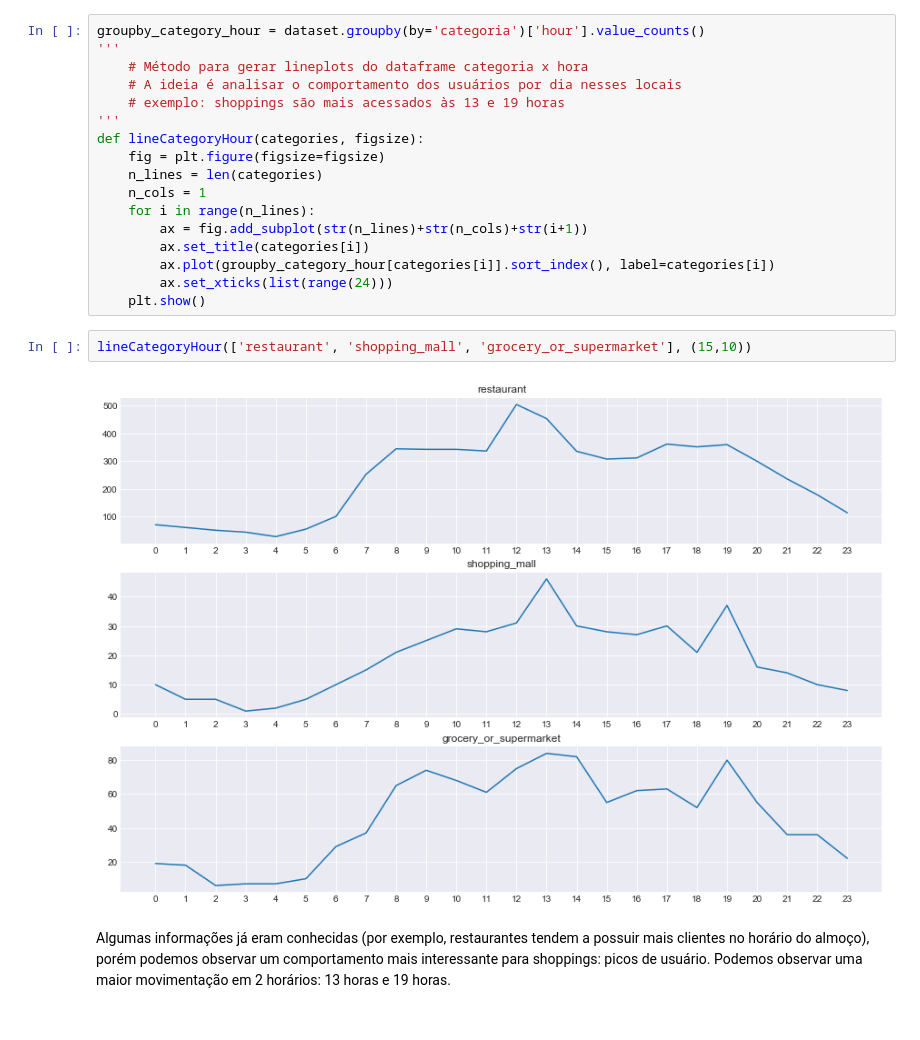
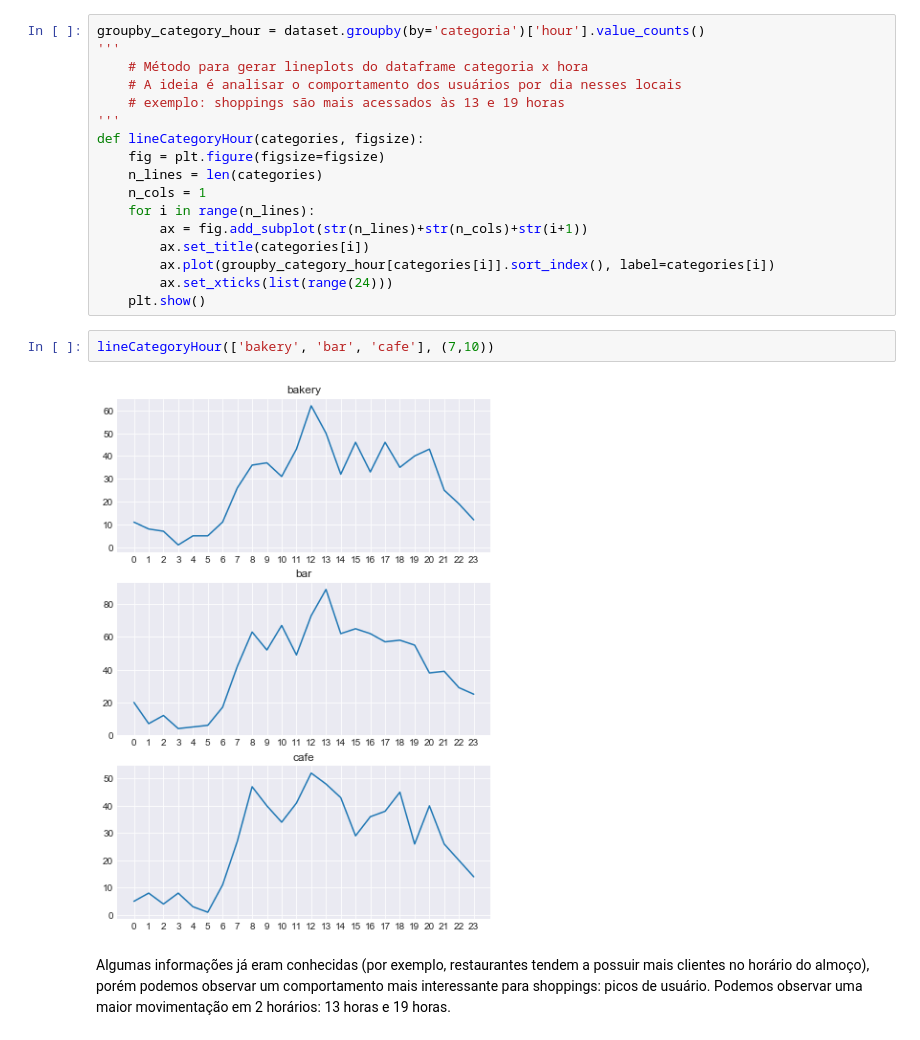
Before and after one commit to jvsn19/analise_varejo, a Jupyter notebook: Projeto.ipynb, the cells around one changed output. Cells and saved outputs as stored; diff of their text form.

```diff
--- a/Projeto.ipynb
+++ b/Projeto.ipynb
@@ -356,10 +352,10 @@ def lineCategoryHour(categories, figsize):
         ax.plot(groupby_category_hour[categories[i]].sort_index(), label=categories[i])
         ax.set_xticks(list(range(24)))
     plt.show()
-# %%
-lineCategoryHour(['restaurant', 'shopping_mall', 'grocery_or_supermarket'], (15,10))
-# %% [output]
-[figure, removed]
+# %%
+lineCategoryHour(['bakery', 'bar', 'cafe'], (7,10))
+# %% [output]
+[figure, added]
 # %% [markdown]
 <p>Algumas informações já eram conhecidas (por exemplo, restaurantes tendem a possuir mais clientes no horário do almoço), porém podemos observar um comportamento mais interessante para shoppings: picos de usuário. Podemos observar uma maior movimentação em 2 horários: 13 horas e 19 horas.</p>
 # %% [markdown]
```
Also changed, not shown: parts of 11 cells of this notebook, 4 other files.
